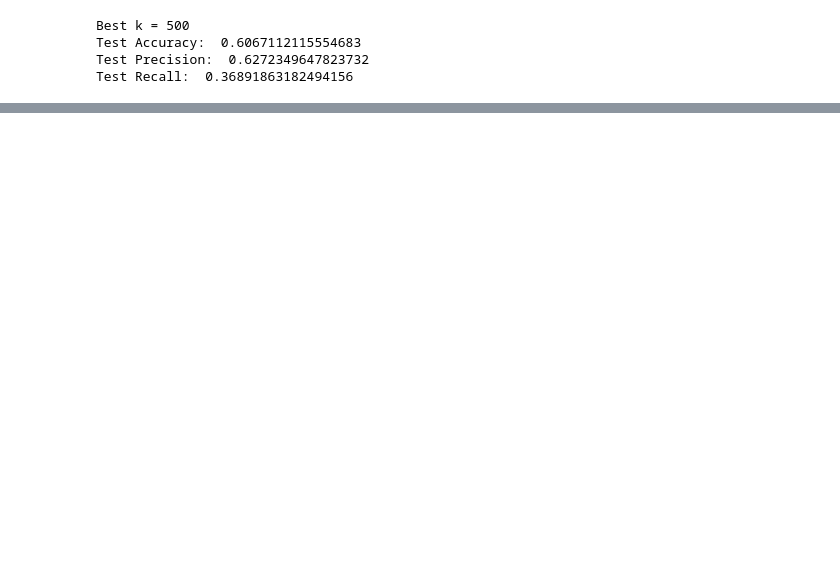
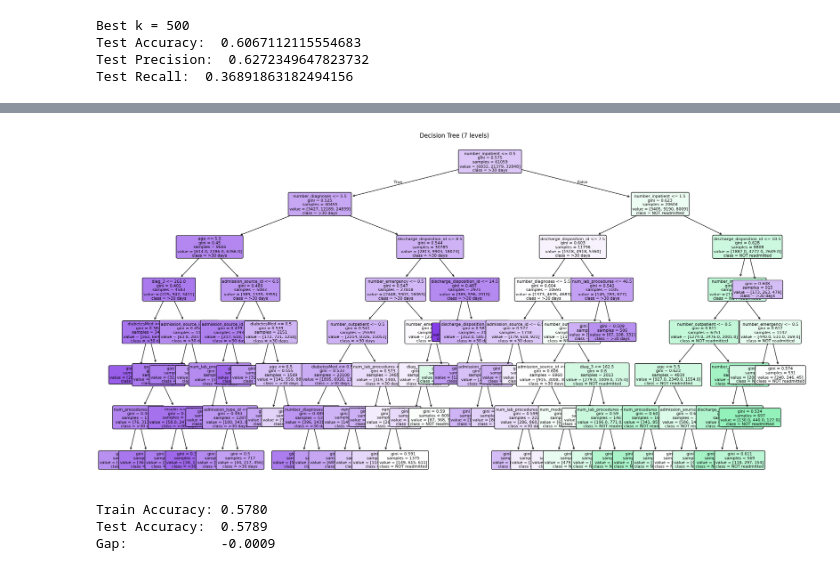
Before and after one commit to mital-i/cs178project, a Jupyter notebook: classifiers.ipynb, the cells around one changed output, grey strips where cells are left out. Cells and saved outputs as stored; diff of their text form; code cells hidden in the pictures; blank space fills up the shorter version.

```diff
--- a/classifiers.ipynb
+++ b/classifiers.ipynb
@@ -419,0 +622,28 @@ Test Recall:  0.36891863182494156
+# %%
+# Tree Visualization (depth-limited for readability)
+plt.figure(figsize=(20, 10))
+plot_tree(
+    dt_final,
+    max_depth=7,  # only show top 3 levels so the plot is readable
+    filled=True,
+    feature_names=X_clean.columns.tolist(),
+    class_names=target_names,
+    rounded=True,
+    fontsize=8
+)
+plt.title('Decision Tree (7 levels)')
+plt.tight_layout()
+plt.show()
+# %% [output]
+[figure, added]
+# %%
+# Train vs Test Accuracy Summary
+train_acc_final = accuracy_score(y_train, dt_final.predict(X_train))
+test_acc_final = accuracy_score(y_test, y_pred)
+print(f"\nTrain Accuracy: {train_acc_final:.4f}")
+print(f"Test Accuracy:  {test_acc_final:.4f}")
+print(f"Gap:            {train_acc_final - test_acc_final:.4f}")
+# %% [output]
+Train Accuracy: 0.5780
+Test Accuracy:  0.5789
+Gap:            -0.0009
```
Also changed, not shown: parts of 36 cells of this notebook.
